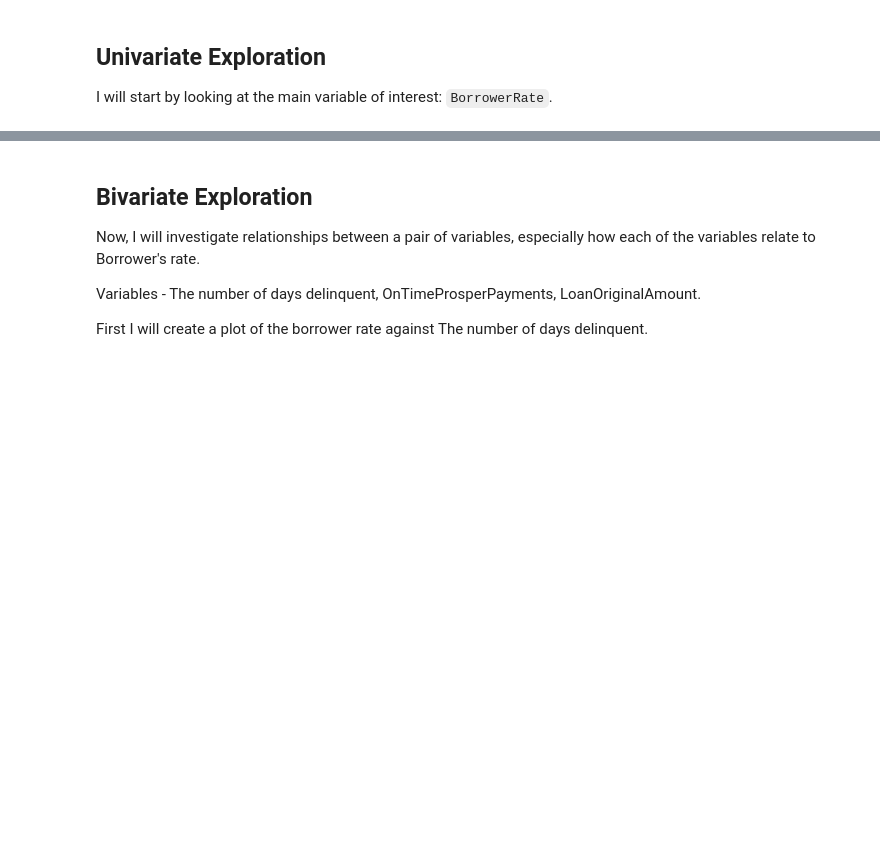
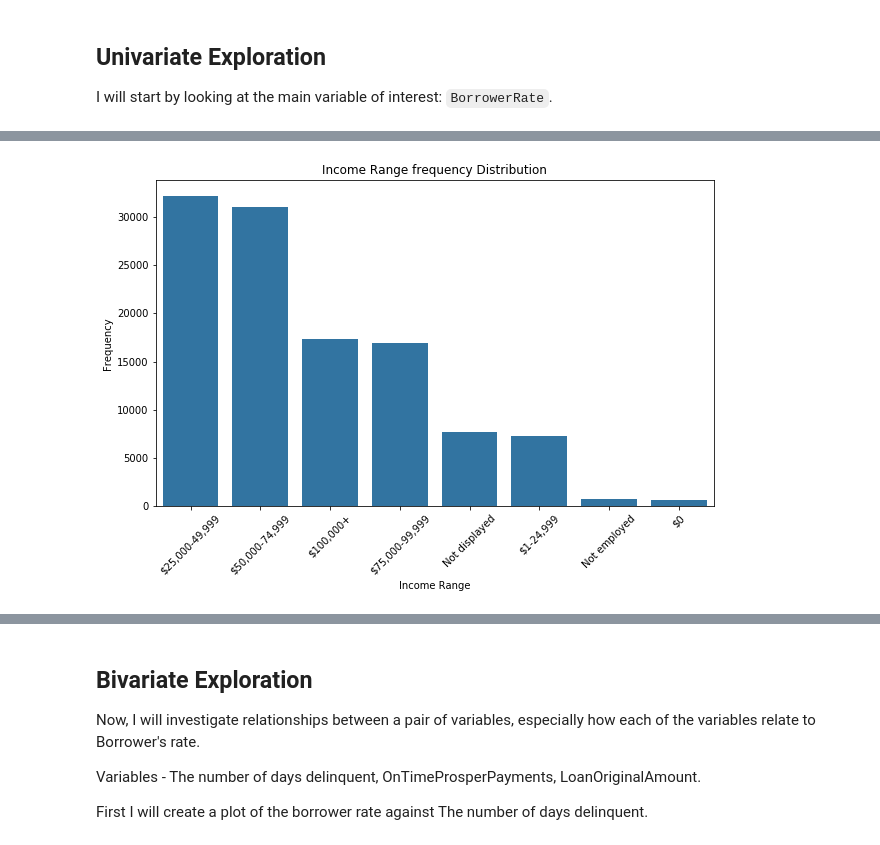
Before and after one commit to bluk16/Udacity-Data-Visualization, a Jupyter notebook: loan_data_exploration.ipynb, the cells around one changed output, grey strips where cells are left out. Saved outputs shown, nothing was run; the diff lists cells and outputs as text; code cells hidden in the pictures; blank space fills up the shorter version.

```diff
--- a/loan_data_exploration.ipynb
+++ b/loan_data_exploration.ipynb
@@ -118,0 +81,9 @@ The 2 frequency distribution plots indicated that very rarely do unemployed or r
+# %%
+plt.figure(figsize=[10, 6]);
+sb.countplot(data = df, x = 'IncomeRange', color = colorChoice);
+plt.title('Income Range frequency Distribution');
+plt.ylabel('Frequency');
+plt.xlabel('Income Range');
+plt.xticks(rotation=45);
+# %% [output]
+[figure, added]
```
Also changed, not shown: parts of 25 cells of this notebook, 2 other files.
